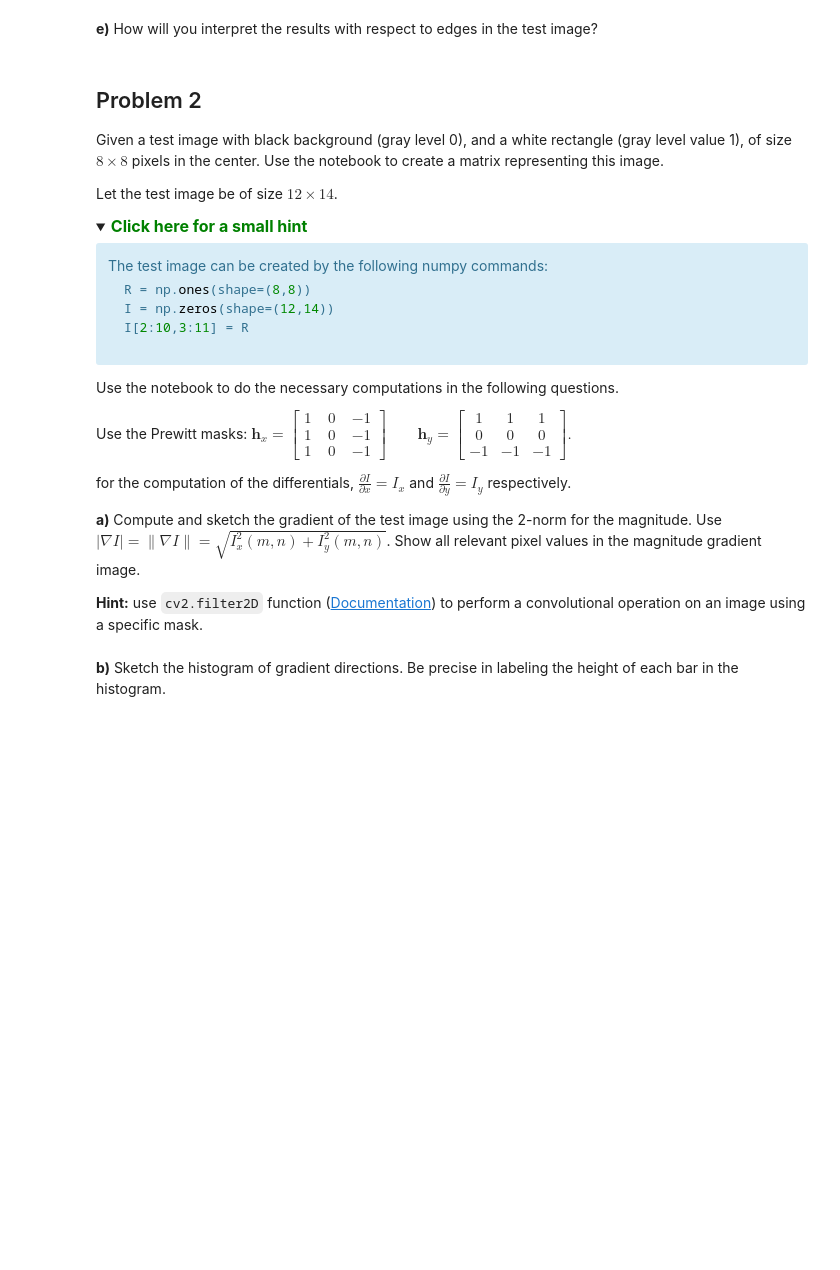
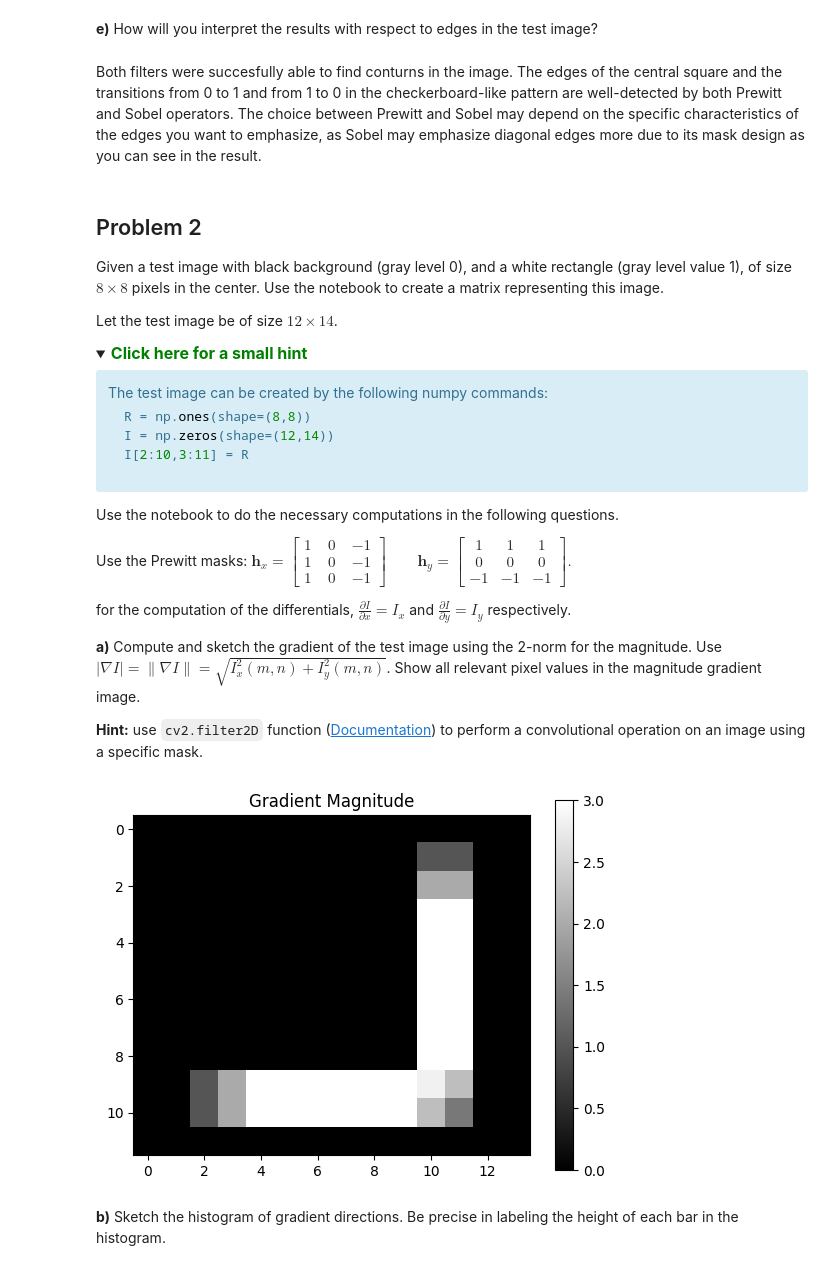
Before and after one commit to Pappol/AIS_notes, a Jupyter notebook: Image processing(Stavanger)/Lab4/LABexc4-ELE510-2023.ipynb, the cells around one changed output. Cells and saved outputs as stored; diff of their text form; code cells hidden in the pictures; folded sections open; blank space fills up the shorter version.

```diff
--- a/Image processing(Stavanger)/Lab4/LABexc4-ELE510-2023.ipynb
+++ b/Image processing(Stavanger)/Lab4/LABexc4-ELE510-2023.ipynb
@@ -88,6 +197,8 @@ Consider the following image:
 # %% [markdown]
 
 **e)** How will you interpret the results with respect to edges in the test image?
+# %% [markdown]
+Both filters were succesfully able to find conturns in the image. The edges of the central square and the transitions from 0 to 1 and from 1 to 0 in the checkerboard-like pattern are well-detected by both Prewitt and Sobel operators. The choice between Prewitt and Sobel may depend on the specific characteristics of the edges you want to emphasize, as Sobel may emphasize diagonal edges more due to its mask design as you can see in the result.
 # %% [markdown]
 
 ## Problem 2
@@ -117,7 +228,7 @@ I[2:10,3:11] = R
 Use the notebook to do the necessary computations in the following questions.
 
 Use the Prewitt masks:
-$\begin{equation}\label{L4-eq1}
+$\begin{equation}
     {\mathbf h}_{x}= \begin{bmatrix} 1\; & 0\; & -1\\ 1\; & 0\; & -1 \\
       1\; & 0\; & -1\end{bmatrix}   \qquad {\mathbf h}_{y}= \begin{bmatrix} 1 & 1 & 1\\ 0 & 0 & 0 \\
       -1 & -1 & -1\end{bmatrix}.
@@ -130,4 +241,31 @@ for the computation of the differentials, $\frac{\partial I}{\partial x} = I_{x}
 
 
 **Hint:** use `cv2.filter2D` function ([Documentation](https://www.docs.opencv.org/master/d4/d86/group__imgproc__filter.html#ga27c049795ce870216ddfb366086b5a04)) to perform a convolutional operation on an image using a specific mask.
+# %%
+import cv2
+import numpy as np
+import matplotlib.pyplot as plt
+
+R = np.ones(shape=(8, 8))
+I = np.zeros(shape=(12, 14), dtype=np.uint8)
+I[2:10, 3:11] = R
+
+# Define the Prewitt masks
+prewitt_horizontal = np.array([[1, 0, -1], [1, 0, -1], [1, 0, -1]])
+prewitt_vertical = np.array([[1, 1, 1], [0, 0, 0], [-1, -1, -1]])
+
+# Compute the gradients in the x and y directions using Prewitt masks
+gradient_x = cv2.filter2D(I, -1, prewitt_horizontal)
+gradient_y = cv2.filter2D(I, -1, prewitt_vertical)
+
+# Calculate the gradient magnitude
+gradient_magnitude = np.sqrt(gradient_x**2 + gradient_y**2)
+
+# Display the gradient magnitude image
+plt.imshow(gradient_magnitude, cmap='gray')
+plt.title("Gradient Magnitude")
+plt.colorbar()
+plt.show()
+# %% [output]
+[figure, added]
 # %% [markdown]
```
Also changed, not shown: parts of 19 cells of this notebook, 20 other files.
